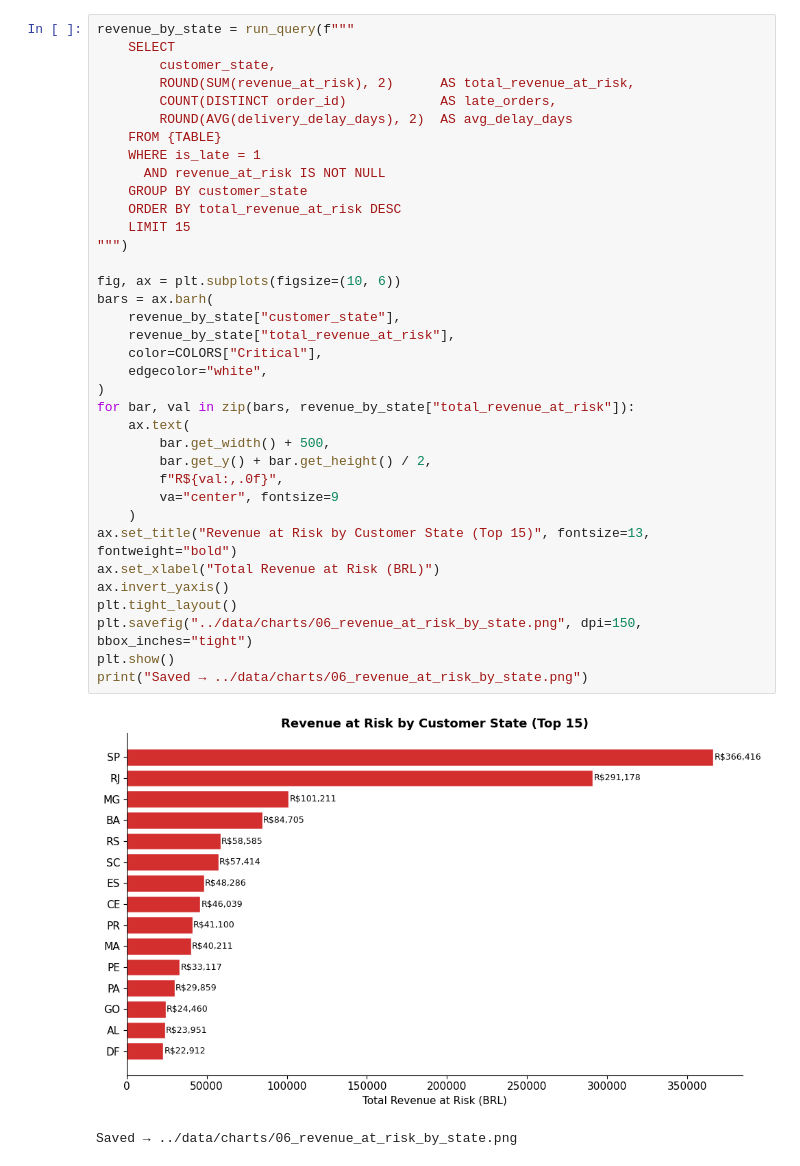
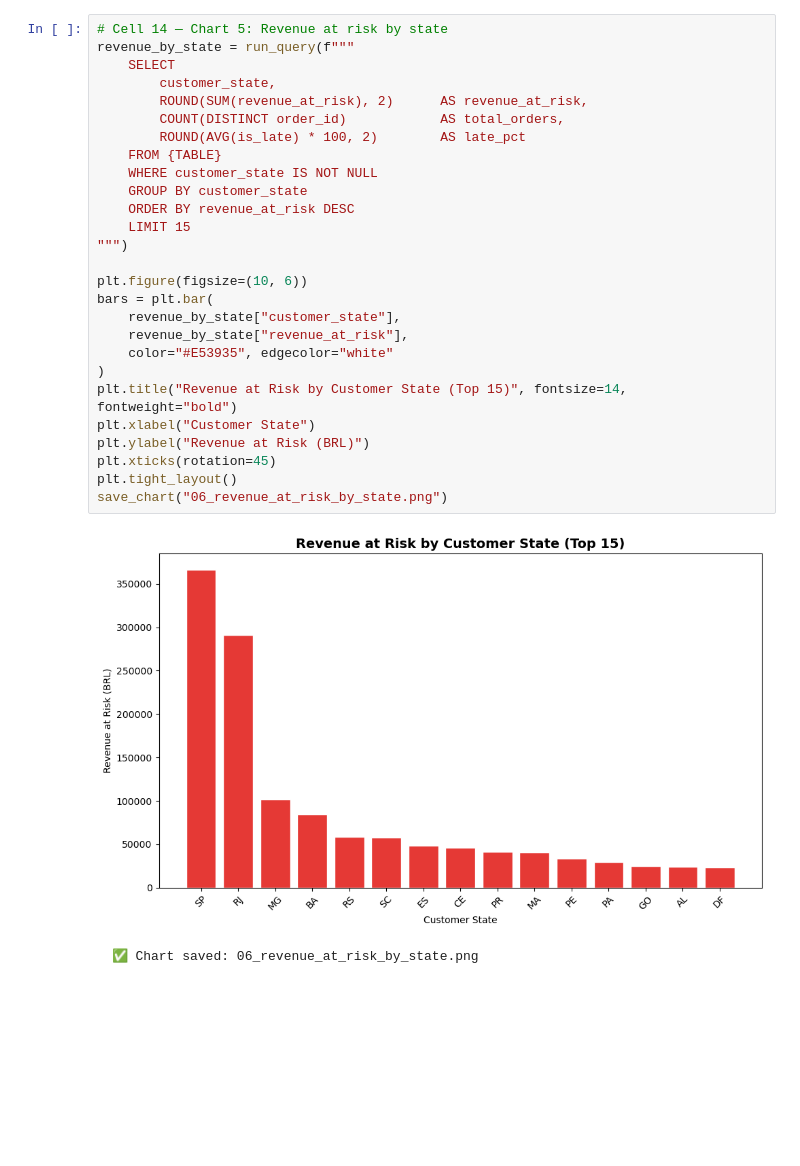
Before and after one commit to AvinashGhai/Olist-Supply-chain-Analytics, a Jupyter notebook: notebooks/04_risk_intelligence.ipynb, the cells around one changed output. Saved outputs shown, nothing was run; the diff lists cells and outputs as text; blank space fills up the shorter version.

Commit message:
Final state - all notebooks and charts complete

```diff
--- a/notebooks/04_risk_intelligence.ipynb
+++ b/notebooks/04_risk_intelligence.ipynb
@@ -270,39 +514,30 @@ Saved → ../data/charts/05_high_risk_sellers.png
 # %%
+# Cell 14 — Chart 5: Revenue at risk by state
 revenue_by_state = run_query(f"""
     SELECT
         customer_state,
-        ROUND(SUM(revenue_at_risk), 2)      AS total_revenue_at_risk,
-        COUNT(DISTINCT order_id)            AS late_orders,
-        ROUND(AVG(delivery_delay_days), 2)  AS avg_delay_days
+        ROUND(SUM(revenue_at_risk), 2)      AS revenue_at_risk,
+        COUNT(DISTINCT order_id)            AS total_orders,
+        ROUND(AVG(is_late) * 100, 2)        AS late_pct
     FROM {TABLE}
-    WHERE is_late = 1
-      AND revenue_at_risk IS NOT NULL
+    WHERE customer_state IS NOT NULL
     GROUP BY customer_state
-    ORDER BY total_revenue_at_risk DESC
+    ORDER BY revenue_at_risk DESC
     LIMIT 15
 """)
 
-fig, ax = plt.subplots(figsize=(10, 6))
-bars = ax.barh(
+plt.figure(figsize=(10, 6))
+bars = plt.bar(
     revenue_by_state["customer_state"],
-    revenue_by_state["total_revenue_at_risk"],
-    color=COLORS["Critical"],
-    edgecolor="white",
+    revenue_by_state["revenue_at_risk"],
+    color="#E53935", edgecolor="white"
 )
-for bar, val in zip(bars, revenue_by_state["total_revenue_at_risk"]):
-    ax.text(
-        bar.get_width() + 500,
-        bar.get_y() + bar.get_height() / 2,
-        f"R${val:,.0f}",
-        va="center", fontsize=9
-    )
-ax.set_title("Revenue at Risk by Customer State (Top 15)", fontsize=13, fontweight="bold")
-ax.set_xlabel("Total Revenue at Risk (BRL)")
-ax.invert_yaxis()
+plt.title("Revenue at Risk by Customer State (Top 15)", fontsize=14, fontweight="bold")
+plt.xlabel("Customer State")
+plt.ylabel("Revenue at Risk (BRL)")
+plt.xticks(rotation=45)
 plt.tight_layout()
-plt.savefig("../data/charts/06_revenue_at_risk_by_state.png", dpi=150, bbox_inches="tight")
-plt.show()
-print("Saved → ../data/charts/06_revenue_at_risk_by_state.png")
+save_chart("06_revenue_at_risk_by_state.png")
 # %% [output]
-[figure, old version]
+[figure, new version]
-Saved → ../data/charts/06_revenue_at_risk_by_state.png
+  ✅ Chart saved: 06_revenue_at_risk_by_state.png
```
Also changed, not shown: parts of 27 cells of this notebook, 15 other files.
